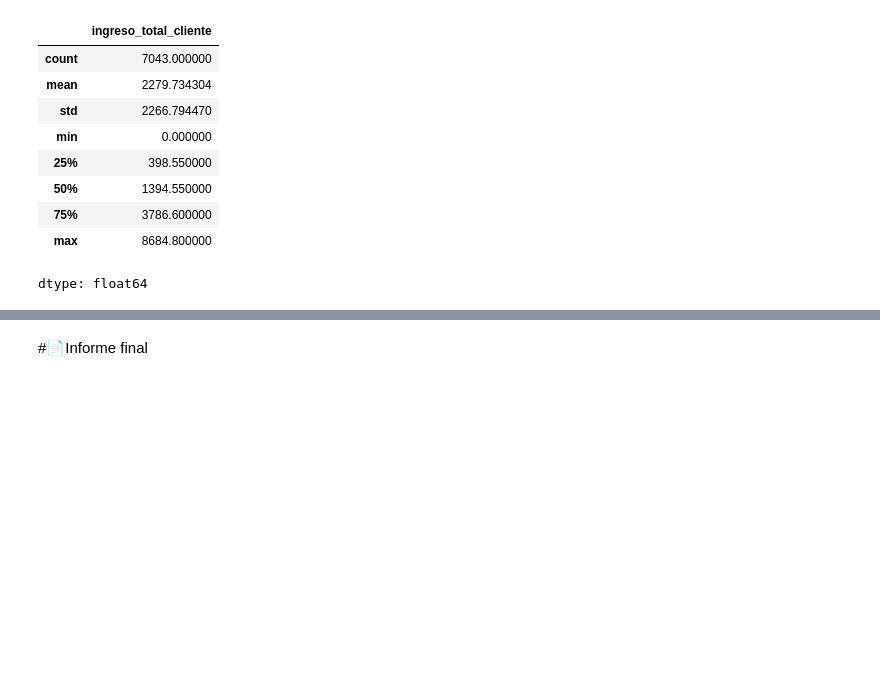
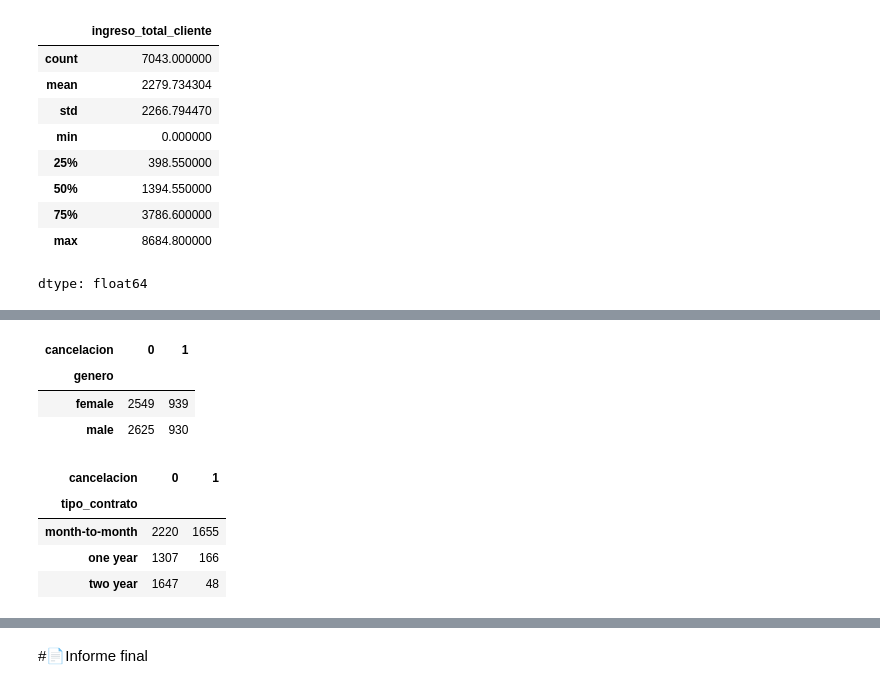
Before and after one commit to arnaldourbina/desafio_telecom_x, a Jupyter notebook: TelecomX_LATAM.ipynb, the cells around one changed output, grey strips where cells are left out. Saved outputs shown, nothing was run; the diff lists cells and outputs as text; code cells hidden in the pictures; blank space fills up the shorter version.

```diff
--- a/TelecomX_LATAM.ipynb
+++ b/TelecomX_LATAM.ipynb
@@ -283,0 +307,17 @@ dtype: float64
+# %%
+cancelacion_por_genero = data_json_norm.groupby(['genero', 'cancelacion']).size().unstack()
+cancelacion_por_genero
+# %% [output]
+| cancelacion | 0 | 1 |
+| genero |  |  |
+| female | 2549 | 939 |
+| male | 2625 | 930 |
+# %%
+cance_por_contrato = data_json_norm.groupby(['tipo_contrato', 'cancelacion']).size().unstack()
+cance_por_contrato
+# %% [output]
+| cancelacion | 0 | 1 |
+| tipo_contrato |  |  |
+| month-to-month | 2220 | 1655 |
+| one year | 1307 | 166 |
+| two year | 1647 | 48 |
```
Also changed, not shown: parts of 8 cells of this notebook.
